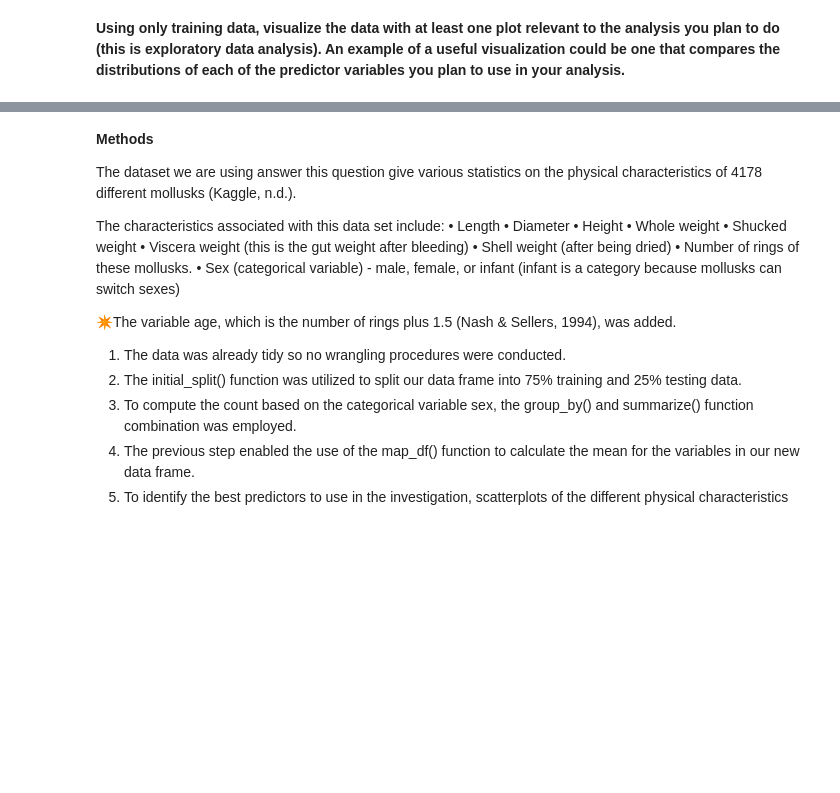
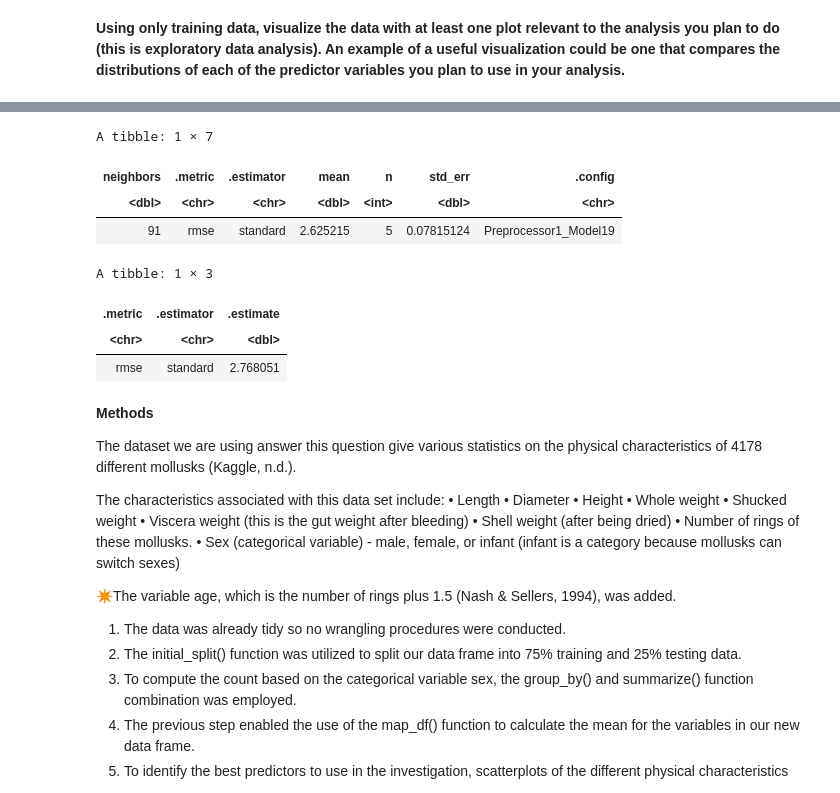
Before and after one commit to laurelyne/group_28_project, a Jupyter notebook: proposal new version.ipynb, the cells around one changed output, grey strips where cells are left out. Cells and saved outputs as stored; diff of their text form; code cells hidden in the pictures; blank space fills up the shorter version.

```diff
--- a/proposal new version.ipynb
+++ b/proposal new version.ipynb
@@ -215,3 +329,53 @@ comparative_plot_shell_weight
+# %%
+knn_spec2 <- nearest_neighbor(weight_func="rectangular", neighbors=tune()) |>
+set_engine("kknn") |>
+set_mode("regression")
+
+knn_recipe2 <- recipe(age~length+diameter, data=shell_train) |>
+              step_scale(all_predictors()) |>
+              step_center(all_predictors())
+
+shell_vfold2 <- vfold_cv(shell_train, v=5, strata=age)
+
+k_vals2 <- tibble(neighbors=seq(from=1, to=100, by=5))
+
+knn_results2 <- workflow() |>
+add_recipe(knn_recipe2) |>
+add_model(knn_spec2) |>
+tune_grid(resamples=shell_vfold2, grid=k_vals2) |>
+collect_metrics()
+
+knn_min2 <- knn_results |>
+filter(.metric=="rmse") |>
+filter(mean==min(mean))
+
+knn_min2
+
+best_spec2 <- nearest_neighbor(weight_func="rectangular", neighbors=91) |>
+set_engine("kknn") |>
+set_mode("regression")
+
+knn_fit2 <- workflow() |>
+add_recipe(knn_recipe2) |>
+add_model(best_spec2) |>
+fit(data=shell_train)
+
+shell_summary2 <- knn_fit2 |>
+predict(shell_test) |>
+bind_cols(shell_test) |>
+metrics(truth=age, estimate=.pred) |>
+filter(.metric=="rmse")
+
+shell_summary2
+# %% [output]
+A tibble: 1 × 7
+| neighbors | .metric | .estimator | mean | n | std_err | .config |
+| <dbl> | <chr> | <chr> | <dbl> | <int> | <dbl> | <chr> |
+| 91 | rmse | standard | 2.625215 | 5 | 0.07815124 | Preprocessor1_Model19 |
+A tibble: 1 × 3
+| .metric | .estimator | .estimate |
+| <chr> | <chr> | <dbl> |
+| rmse | standard | 2.768051 |
 # %% [markdown]
 **Methods**
 
```
Also changed, not shown: parts of 12 cells of this notebook.
